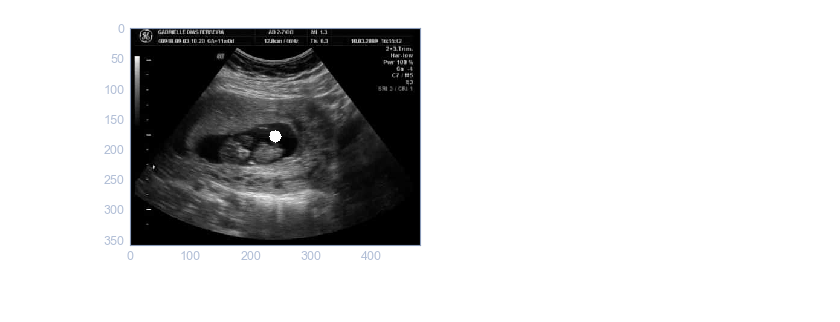
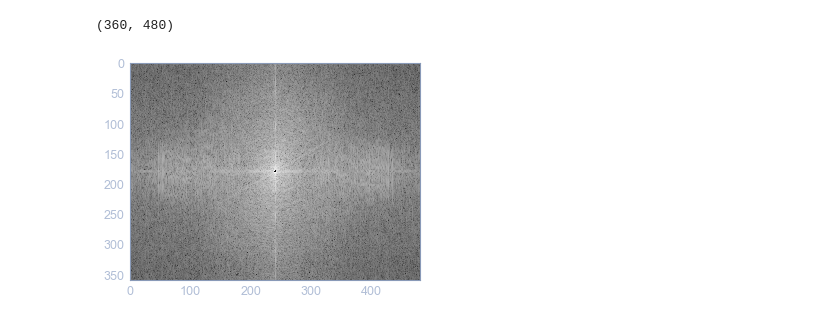
Before and after one commit to flych3r/class-computer-vision, a Jupyter notebook: 05_Transformaçõao_de_Fourrier.ipynb, the cells around one changed output. Cells and saved outputs as stored; diff of their text form; code cells hidden in the pictures.

```diff
--- a/05_Transformaçõao_de_Fourrier.ipynb
+++ b/05_Transformaçõao_de_Fourrier.ipynb
@@ -61,4 +23,12 @@ plt.imshow(cv2.bitwise_not(im_2), cmap='gray')
-# %%
-plt.imshow(cv2.(im, im_2), cmap='gray');
-# %% [output]
-[figure, removed]
+# %%
+w, h = img.shape
+w, h
+# %% [output]
+(360, 480)
+# %%
+img_fft_shift_circle = magnitude_spectrum.copy()
+
+mask = cv2.circle(img_fft_shift_circle, (h//2, w//2), 1, 0, -1)
+plt.imshow(mask, cmap='gray');
+# %% [output]
+[figure, added]
```
Also changed, not shown: parts of 17 cells of this notebook, 7 other files.
